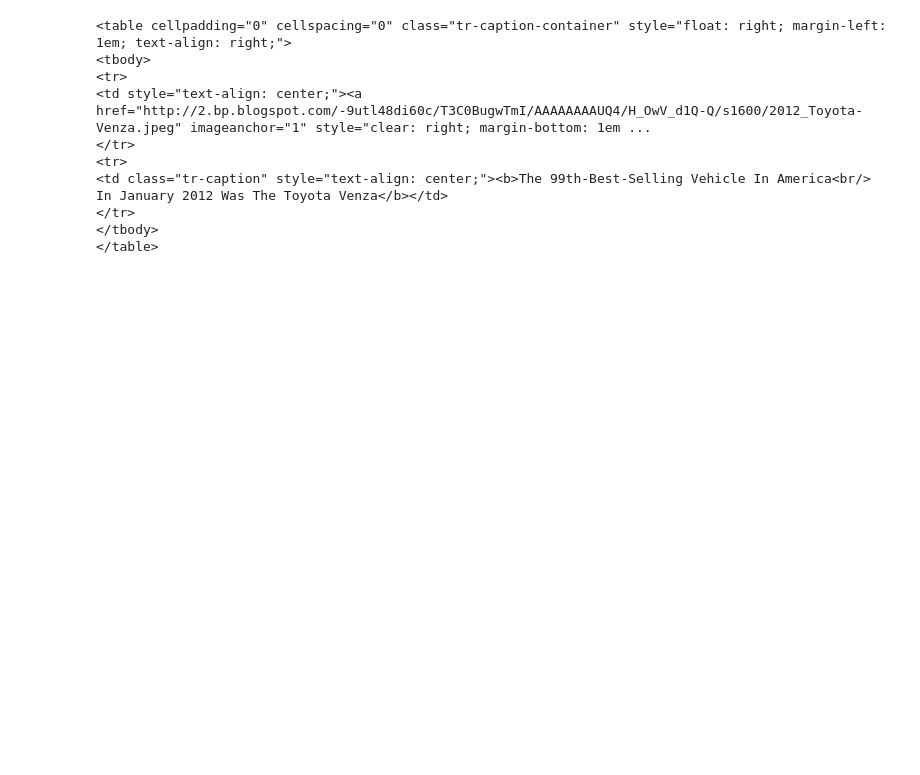
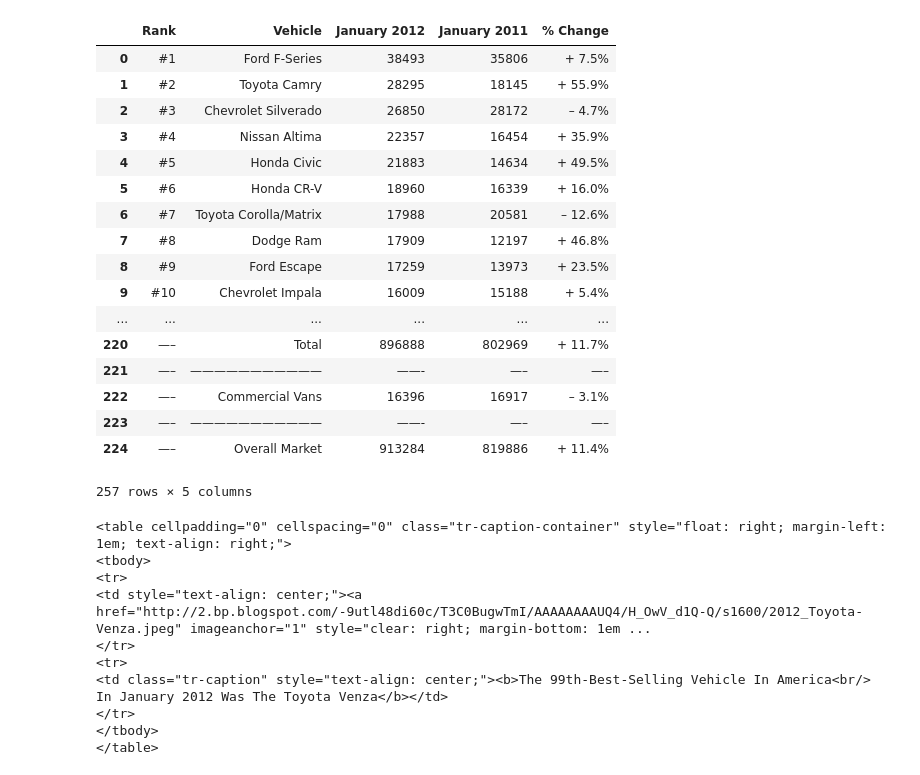
Before and after one commit to evanavaughan/auto_sales_prediction, a Jupyter notebook: pandas_scraper.ipynb, the cells around one changed output. Cells and saved outputs as stored; diff of their text form; code cells hidden in the pictures; blank space fills up the shorter version.

Commit message:
pandas scraper with concat table

```diff
--- a/pandas_scraper.ipynb
+++ b/pandas_scraper.ipynb
@@ -14,3 +9,44 @@ table = soup.find('table')
+# %%
+def read_site_html(site):
+#pulls text of tables from inputted url
+#returns as list of dataframes
+    html = requests.get(site).text
+    dataframes = pd.read_html(html, header=0)
+    return dataframes
+# %%
+def pull_useful_tables(dataframes):
+#deletes tables with no data from list of dataframes
+#returns single dataframe for month
+    list_of_dfs = []
+    for df in dfs:
+        if df.columns[0] == 'Rank':
+            list_of_dfs.append(df)
+    merged_table = pd.concat(list_of_dfs)
+    return merged_table
+# %%
+x = read_site_html(site)
+y = pull_useful_tables(x)
+# %%
+y
+# %% [output]
+|  | Rank | Vehicle | January 2012 | January 2011 | % Change |
+| 0 | #1 | Ford F-Series | 38493 | 35806 | + 7.5% |
+| 1 | #2 | Toyota Camry | 28295 | 18145 | + 55.9% |
+| 2 | #3 | Chevrolet Silverado | 26850 | 28172 | – 4.7% |
+| 3 | #4 | Nissan Altima | 22357 | 16454 | + 35.9% |
+| 4 | #5 | Honda Civic | 21883 | 14634 | + 49.5% |
+| 5 | #6 | Honda CR-V | 18960 | 16339 | + 16.0% |
+| 6 | #7 | Toyota Corolla/Matrix | 17988 | 20581 | – 12.6% |
+| 7 | #8 | Dodge Ram | 17909 | 12197 | + 46.8% |
+| 8 | #9 | Ford Escape | 17259 | 13973 | + 23.5% |
+| 9 | #10 | Chevrolet Impala | 16009 | 15188 | + 5.4% |
+| ... | ... | ... | ... | ... | ... |
+| 220 | —– | Total | 896888 | 802969 | + 11.7% |
+| 221 | —– | ——————————— | ——- | —– | —– |
+| 222 | —– | Commercial Vans | 16396 | 16917 | – 3.1% |
+| 223 | —– | ——————————— | ——- | —– | —– |
+| 224 | —– | Overall Market | 913284 | 819886 | + 11.4% |
+257 rows × 5 columns
 # %%
 print(table)
 # %% [output]
```
Also changed, not shown: parts of 10 cells of this notebook, 1 other file.
